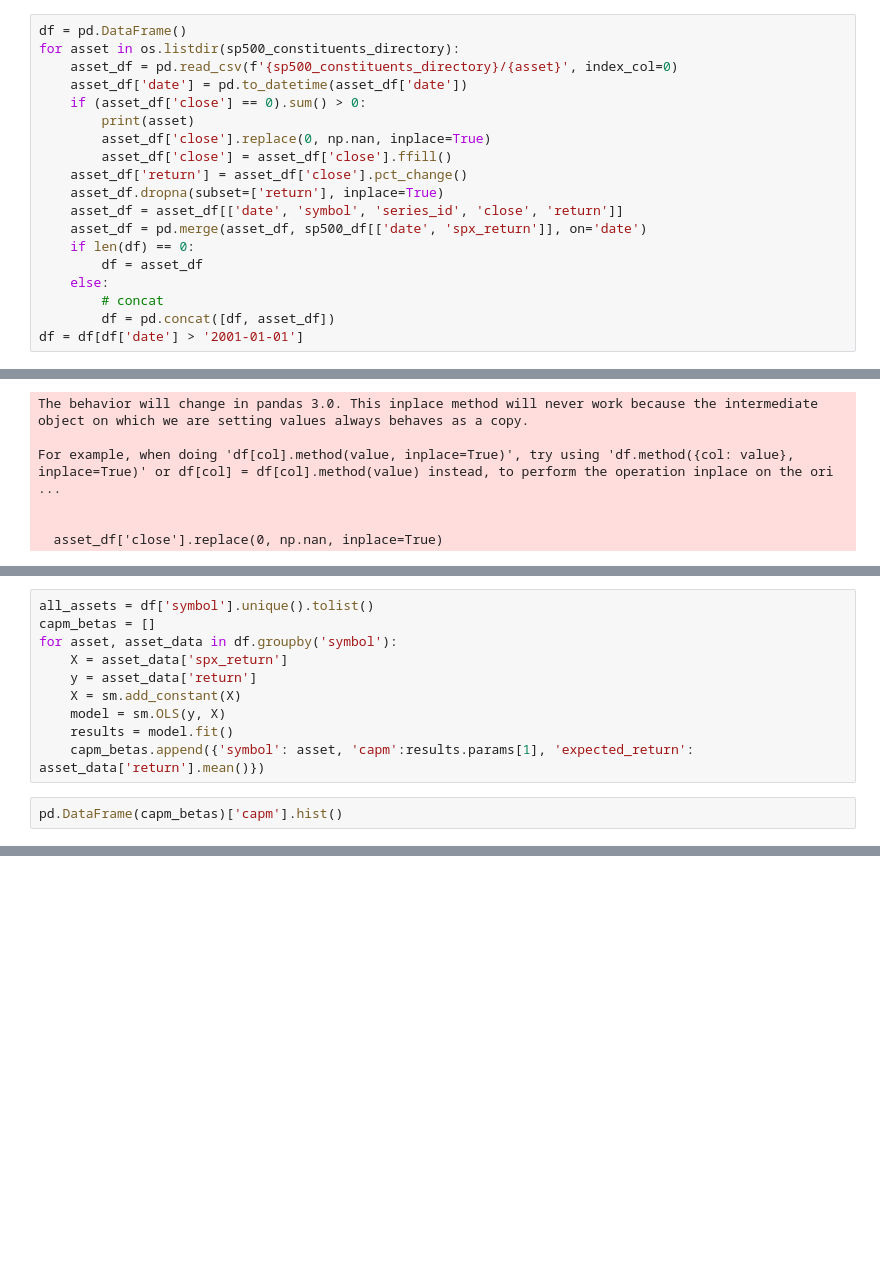
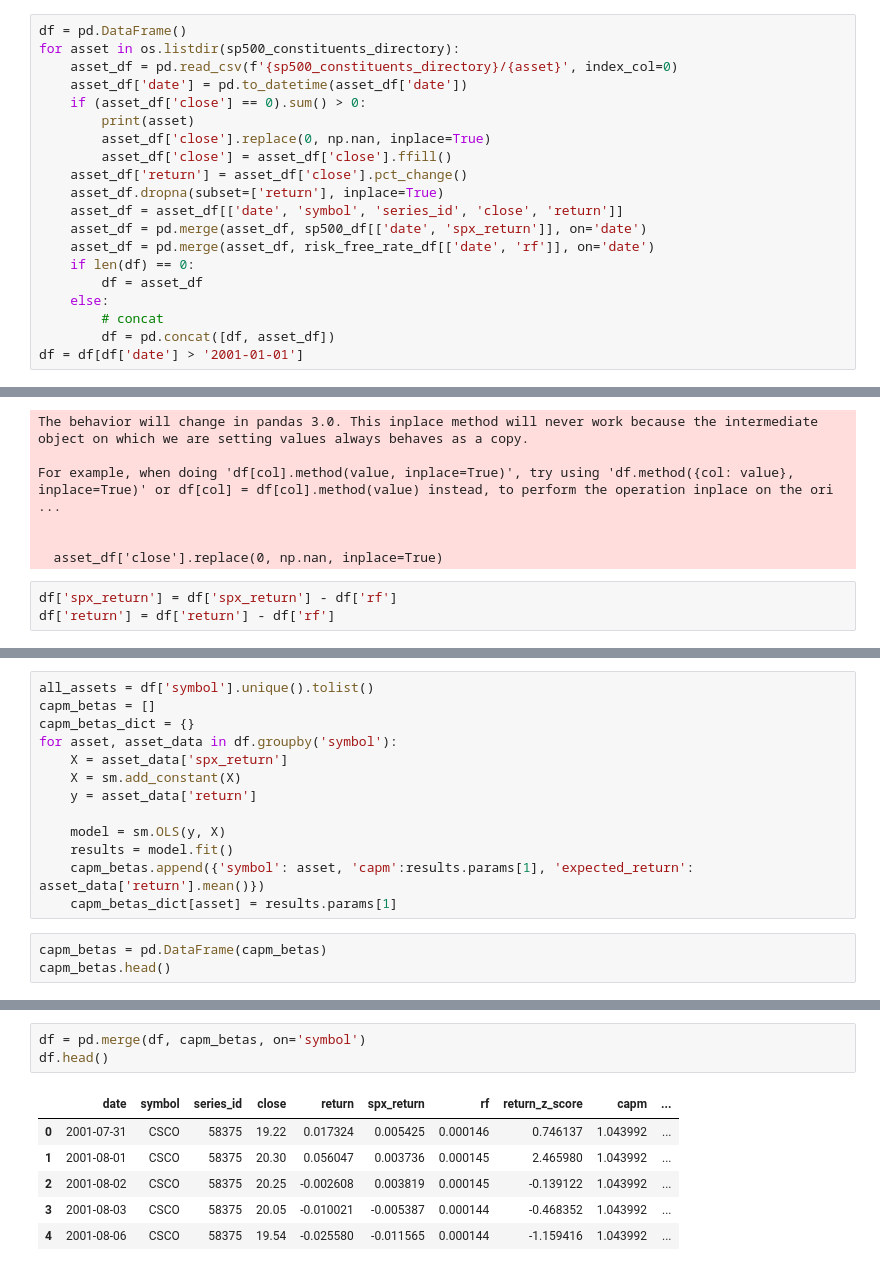
Before and after one commit to Aman-Rana-02/Efficient_Market_Portfolios, a Jupyter notebook: scripts/1.0.explore_data.ipynb, the cells around one changed output, grey strips where cells are left out. Saved outputs shown, nothing was run; the diff lists cells and outputs as text; blank space fills up the shorter version.

```diff
--- a/scripts/1.0.explore_data.ipynb
+++ b/scripts/1.0.explore_data.ipynb
@@ -37,6 +52,7 @@ for asset in os.listdir(sp500_constituents_directory):
     asset_df.dropna(subset=['return'], inplace=True)
     asset_df = asset_df[['date', 'symbol', 'series_id', 'close', 'return']]
     asset_df = pd.merge(asset_df, sp500_df[['date', 'spx_return']], on='date')
+    asset_df = pd.merge(asset_df, risk_free_rate_df[['date', 'rf']], on='date')
     if len(df) == 0:
         df = asset_df
     else:
@@ -51,6 +67,9 @@ For example, when doing 'df[col].method(value, inplace=True)', try using 'df.met
 
 
   asset_df['close'].replace(0, np.nan, inplace=True)
+# %%
+df['spx_return'] = df['spx_return'] - df['rf']
+df['return'] = df['return'] - df['rf']
 # %%
 df['return'].describe()
 # %% [output]
@@ -81,13 +94,17 @@ print(len(df))
 # %%
 all_assets = df['symbol'].unique().tolist()
 capm_betas = []
+capm_betas_dict = {}
 for asset, asset_data in df.groupby('symbol'):
     X = asset_data['spx_return']
+    X = sm.add_constant(X)
     y = asset_data['return']
-    X = sm.add_constant(X)
+
     model = sm.OLS(y, X)
     results = model.fit()
     capm_betas.append({'symbol': asset, 'capm':results.params[1], 'expected_return': asset_data['return'].mean()})
+    capm_betas_dict[asset] = results.params[1]
 # %%
-pd.DataFrame(capm_betas)['capm'].hist()
+capm_betas = pd.DataFrame(capm_betas)
+capm_betas.head()
 # %% [output]
@@ -95,0 +117,10 @@ pd.DataFrame(capm_betas)['capm'].hist()
+# %%
+df = pd.merge(df, capm_betas, on='symbol')
+df.head()
+# %% [output]
+|  | date | symbol | series_id | close | return | spx_return | rf | return_z_score | capm | ... |
+| 0 | 2001-07-31 | CSCO | 58375 | 19.22 | 0.017324 | 0.005425 | 0.000146 | 0.746137 | 1.043992 | ... |
+| 1 | 2001-08-01 | CSCO | 58375 | 20.30 | 0.056047 | 0.003736 | 0.000145 | 2.465980 | 1.043992 | ... |
+| 2 | 2001-08-02 | CSCO | 58375 | 20.25 | -0.002608 | 0.003819 | 0.000145 | -0.139122 | 1.043992 | ... |
+| 3 | 2001-08-03 | CSCO | 58375 | 20.05 | -0.010021 | -0.005387 | 0.000144 | -0.468352 | 1.043992 | ... |
+| 4 | 2001-08-06 | CSCO | 58375 | 19.54 | -0.025580 | -0.011565 | 0.000144 | -1.159416 | 1.043992 | ... |
```
Also changed, not shown: parts of 10 cells of this notebook.
